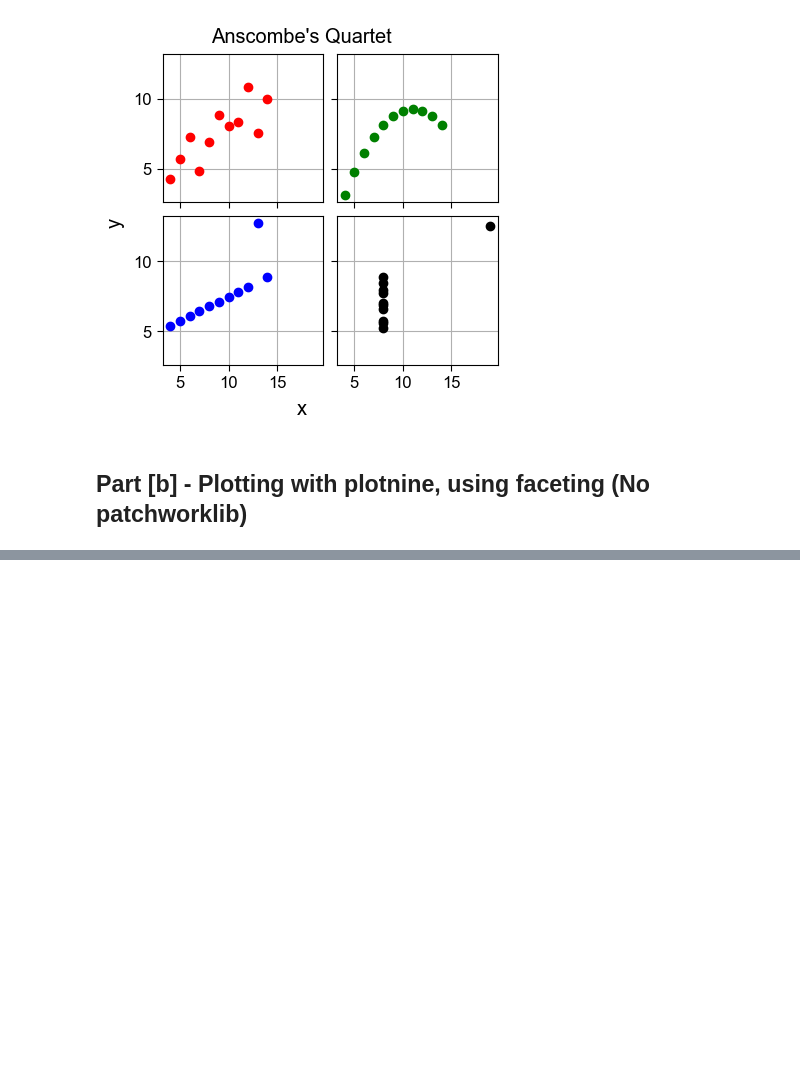
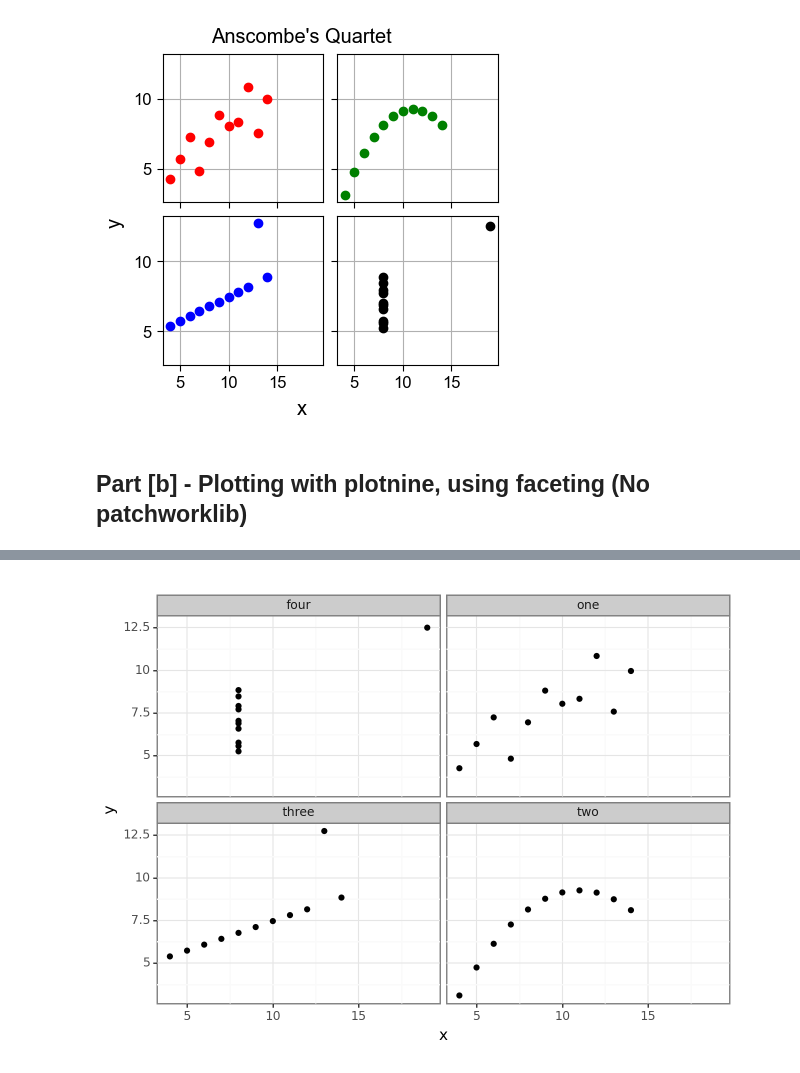
Before and after one commit to dg3358/Columbia-ACTU-5841, a Jupyter notebook: Assignment 2/Assignment-2.ipynb, the cells around one changed output, grey strips where cells are left out. Drawn from its saved outputs; the diff is of its cells as text; code cells hidden in the pictures; blank space fills up the shorter version.

```diff
--- a/Assignment 2/Assignment-2.ipynb
+++ b/Assignment 2/Assignment-2.ipynb
@@ -78,0 +60,28 @@ array([['one', 'one', 'one', 'one', 'one', 'one', 'one', 'one', 'one',
+# %%
+#Create new dataframe with classes identifying dataset
+
+#create labels for datapoints
+labels = np.hstack((np.array(['one'] * len(data["x1"].values)), np.array(['two'] * len(data["x2"].values)),\
+                    np.array(['three'] * len(data["x3"].values)), np.array(['four'] * len(data["x4"].values))))
+#Stack x and y values
+x = np.hstack((data["x1"].values, data["x2"].values, data["x3"].values, data["x4"].values))
+
+y = np.hstack((data["y1"].values, data["y2"].values, data["y3"].values, data["y4"].values))
+
+#create new dataframe
+labeled_data = pd.DataFrame(np.vstack((labels, x, y)).T, columns = ["Labels", "x", "y"])
+
+#bplot = ggplot(labeled_data, aes('x', 'y', color = 'Labels')) + geom_point() + facet_wrap('~ Labels')
+#print(bplot)
+labeled_data['Labels'] = labeled_data['Labels'].astype('category')
+labeled_data['x'] = labeled_data['x'].astype(float)
+labeled_data['y'] = labeled_data['y'].astype(float)
+
+labeled_data.sort_values(by = 'Labels')
+bplot = ggplot(labeled_data, aes('x', 'y')) + geom_point() + facet_wrap('~Labels') +\
+theme_bw()
+print(bplot)
+
+#labeled_data
+# %% [output]
+[figure, added]
```
Also changed, not shown: parts of 1 cell of this notebook.
